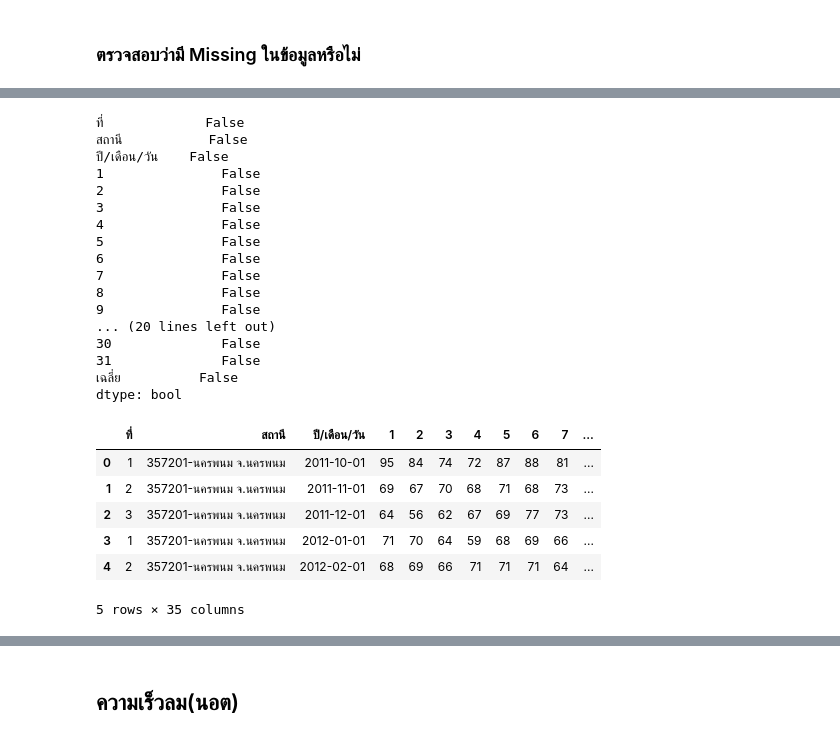
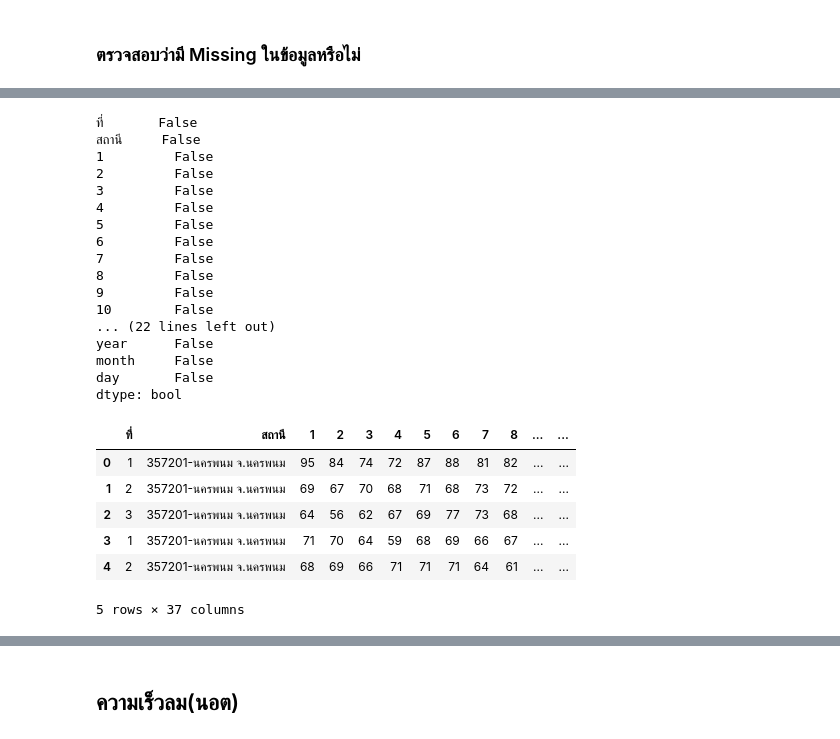
Before and after one commit to ThitipornJaiaue/BSC_DPDM23, a Jupyter notebook: midterm_bscdpdm23.ipynb, the cells around one changed output, grey strips where cells are left out. Drawn from its saved outputs; the diff is of its cells as text; code cells hidden in the pictures.

```diff
--- a/midterm_bscdpdm23.ipynb
+++ b/midterm_bscdpdm23.ipynb
@@ -457,0 +501,6 @@ npm_humidity.head()
+# %%
+npm_humidity['year'] = npm_humidity['ปี/เดือน/วัน'].dt.year
+npm_humidity['month'] = npm_humidity['ปี/เดือน/วัน'].dt.month
+npm_humidity['day'] = npm_humidity['ปี/เดือน/วัน'].dt.day
+npm_humidity = npm_humidity.drop(['ปี/เดือน/วัน'], axis =1)
+npm_humidity.head()
@@ -521,29 +596,30 @@ dtype: bool
 # %%
+npm_humidity=npm_humidity.replace('-',np.NaN)
 print(npm_humidity.isnull().any()) # เช็คค่าว่าง Null # true คือ มีค่าว่าง
 npm_humidity.head()
 # %% [output]
-ที่             False
-สถานี           False
-ปี/เดือน/วัน    False
-1               False
-2               False
-3               False
-4               False
-5               False
-6               False
-7               False
-8               False
-9               False
-... (20 lines left out)
-30              False
-31              False
-เฉลี่ย          False
+ที่       False
+สถานี     False
+1         False
+2         False
+3         False
+4         False
+5         False
+6         False
+7         False
+8         False
+9         False
+10        False
+... (22 lines left out)
+year      False
+month     False
+day       False
 dtype: bool
-|  | ที่ | สถานี | ปี/เดือน/วัน | 1 | 2 | 3 | 4 | 5 | 6 | 7 | ... |
-| 0 | 1 | 357201-นครพนม จ.นครพนม | 2011-10-01 | 95 | 84 | 74 | 72 | 87 | 88 | 81 | ... |
-| 1 | 2 | 357201-นครพนม จ.นครพนม | 2011-11-01 | 69 | 67 | 70 | 68 | 71 | 68 | 73 | ... |
-| 2 | 3 | 357201-นครพนม จ.นครพนม | 2011-12-01 | 64 | 56 | 62 | 67 | 69 | 77 | 73 | ... |
-| 3 | 1 | 357201-นครพนม จ.นครพนม | 2012-01-01 | 71 | 70 | 64 | 59 | 68 | 69 | 66 | ... |
-| 4 | 2 | 357201-นครพนม จ.นครพนม | 2012-02-01 | 68 | 69 | 66 | 71 | 71 | 71 | 64 | ... |
+|  | ที่ | สถานี | 1 | 2 | 3 | 4 | 5 | 6 | 7 | 8 | ... | ... |
+| 0 | 1 | 357201-นครพนม จ.นครพนม | 95 | 84 | 74 | 72 | 87 | 88 | 81 | 82 | ... | ... |
+| 1 | 2 | 357201-นครพนม จ.นครพนม | 69 | 67 | 70 | 68 | 71 | 68 | 73 | 72 | ... | ... |
+| 2 | 3 | 357201-นครพนม จ.นครพนม | 64 | 56 | 62 | 67 | 69 | 77 | 73 | 68 | ... | ... |
+| 3 | 1 | 357201-นครพนม จ.นครพนม | 71 | 70 | 64 | 59 | 68 | 69 | 66 | 67 | ... | ... |
+| 4 | 2 | 357201-นครพนม จ.นครพนม | 68 | 69 | 66 | 71 | 71 | 71 | 64 | 61 | ... | ... |
-5 rows × 35 columns
+5 rows × 37 columns
 # %%
```
Also changed, not shown: parts of 154 cells of this notebook.
